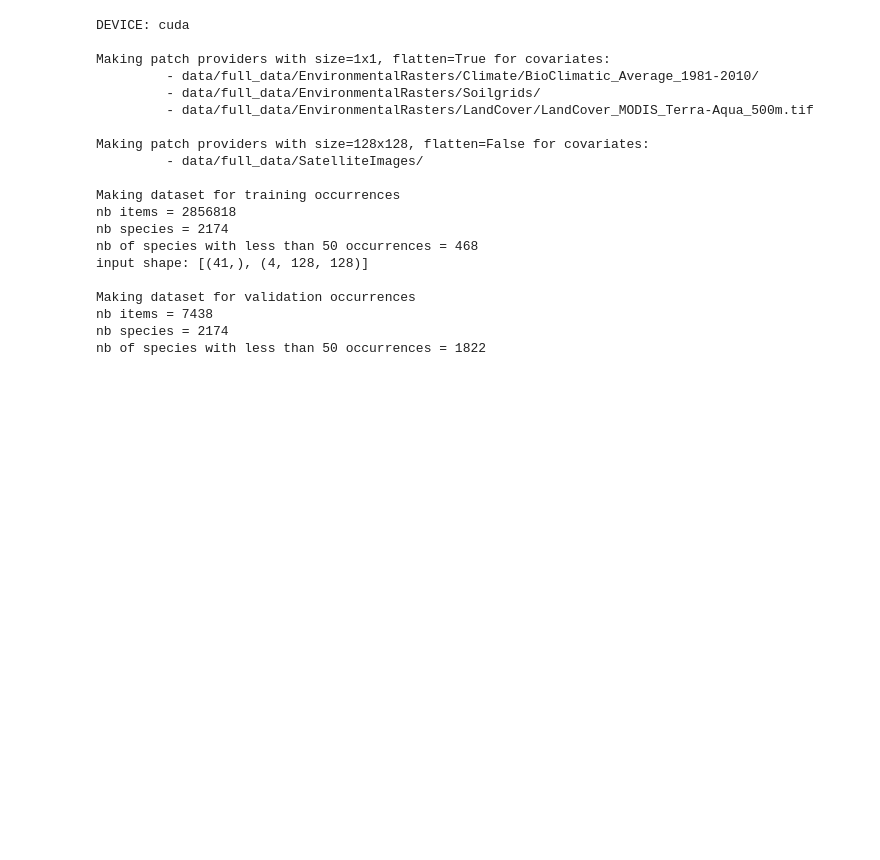
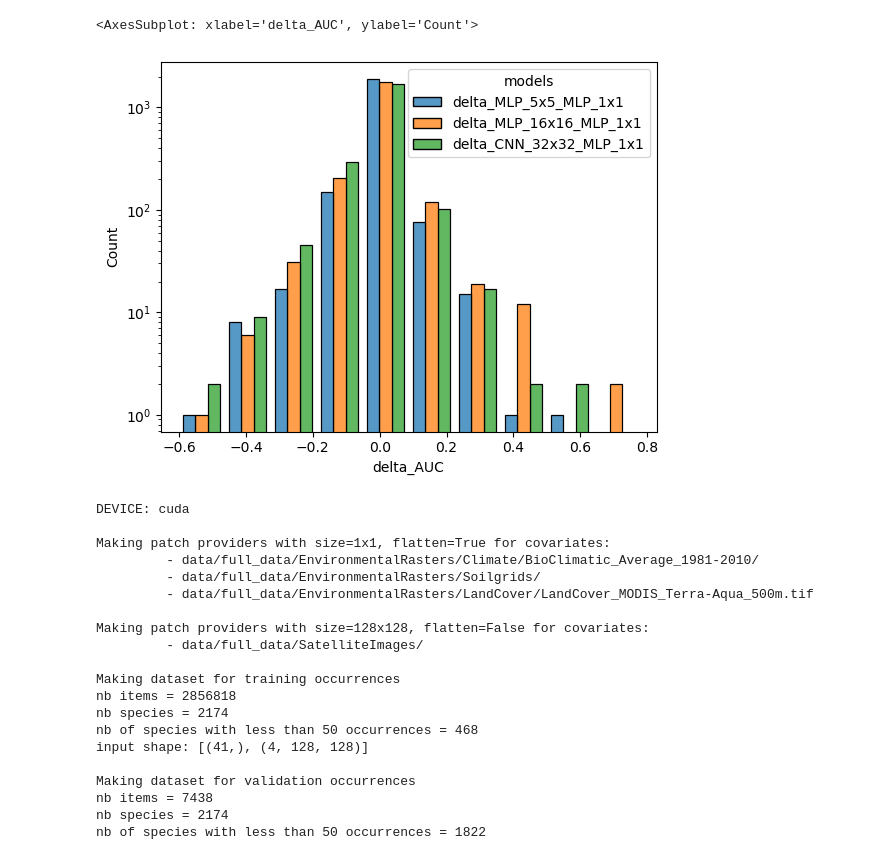
Before and after one commit to ninavantiel/multi_scale_SDMs, a Jupyter notebook: model_evaluation.ipynb, the cells around one changed output. Cells and saved outputs as stored; diff of their text form; code cells hidden in the pictures; blank space fills up the shorter version.

```diff
--- a/model_evaluation.ipynb
+++ b/model_evaluation.ipynb
@@ -79,0 +99,6 @@ plt.show()
+# %%
+delta_auc_melt = pd.melt(auc_df.reset_index(),
+                  id_vars=list(auc_df.index.names),
+                  value_vars=[c for c in list(auc_df.columns) if 'delta' in c],
+                  var_name='models', value_name='delta_AUC')
+delta_auc_melt
@@ -118,3 +133,8 @@ seed=42
+# %%
+sns.histplot(delta_auc_melt, x='delta_AUC', hue='models', log_scale=(False, True), multiple='dodge', shrink=0.8, bins=10)
+# %% [output]
+<AxesSubplot: xlabel='delta_AUC', ylabel='Count'>
+[figure, added]
 # %%
 dev = torch.device("cuda" if torch.cuda.is_available() else "cpu")
 print(f"DEVICE: {dev}")
```
Also changed, not shown: parts of 16 cells of this notebook, 1 other file.
